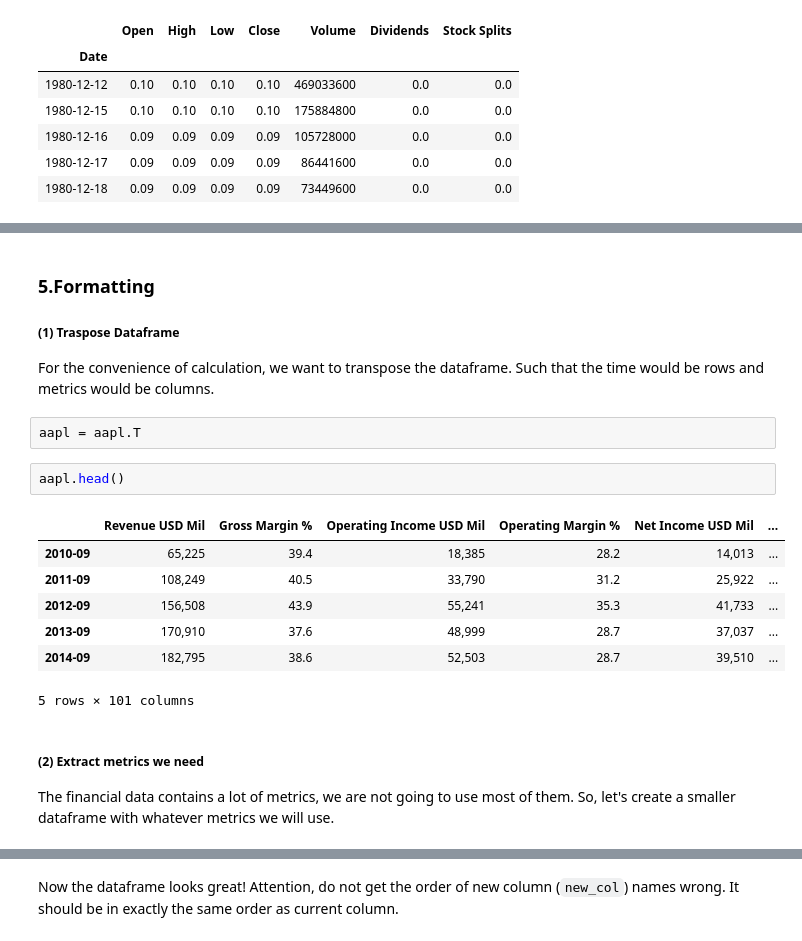
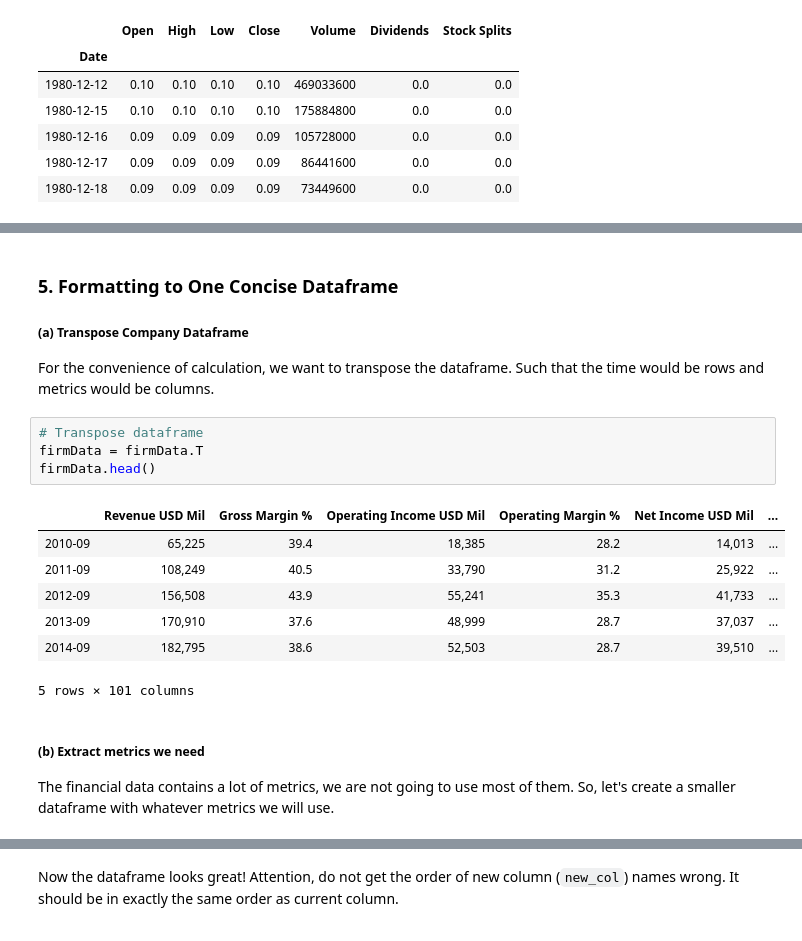
Before and after one commit to maxdemaio/invest, a Jupyter notebook: stockAnalysis.ipynb, the cells around one changed output, grey strips where cells are left out. Cells and saved outputs as stored; diff of their text form.

Commit message:
Created concise dataframe for firm data

```diff
--- a/stockAnalysis.ipynb
+++ b/stockAnalysis.ipynb
@@ -257,22 +266,22 @@ print(latest_PtoBV)
 # %% [markdown]
-### 5.Formatting
+### 5. Formatting to One Concise Dataframe
 
-##### (1) Traspose Dataframe
+##### (a) Transpose Company Dataframe
 For the convenience of calculation, we want to transpose the dataframe. Such that the time would be rows and metrics would be columns.
-# %%
-aapl = aapl.T
-# %%
-aapl.head()
-# %% [output]
-|  | Revenue USD Mil | Gross Margin % | Operating Income USD Mil | Operating Margin % | Net Income USD Mil | ... |
-| 2010-09 | 65,225 | 39.4 | 18,385 | 28.2 | 14,013 | ... |
-| 2011-09 | 108,249 | 40.5 | 33,790 | 31.2 | 25,922 | ... |
-| 2012-09 | 156,508 | 43.9 | 55,241 | 35.3 | 41,733 | ... |
-| 2013-09 | 170,910 | 37.6 | 48,999 | 28.7 | 37,037 | ... |
-| 2014-09 | 182,795 | 38.6 | 52,503 | 28.7 | 39,510 | ... |
-5 rows × 101 columns
+# %%
+# Transpose dataframe
+firmData = firmData.T
+firmData.head()
+# %% [output]
+|  | Revenue USD Mil | Gross Margin % | Operating Income USD Mil | Operating Margin % | Net Income USD Mil | ... |
+| 2010-09 | 65,225 | 39.4 | 18,385 | 28.2 | 14,013 | ... |
+| 2011-09 | 108,249 | 40.5 | 33,790 | 31.2 | 25,922 | ... |
+| 2012-09 | 156,508 | 43.9 | 55,241 | 35.3 | 41,733 | ... |
+| 2013-09 | 170,910 | 37.6 | 48,999 | 28.7 | 37,037 | ... |
+| 2014-09 | 182,795 | 38.6 | 52,503 | 28.7 | 39,510 | ... |
+5 rows × 101 columns
 # %% [markdown]
-##### (2) Extract metrics we need
+##### (b) Extract metrics we need
 The financial data contains a lot of metrics, we are not going to use most of them. So, let's create a smaller dataframe with whatever metrics we will use.
 # %%
 col_names = ['Shares Mil','Earnings Per Share USD','Dividends USD',
```
Also changed, not shown: parts of 10 cells of this notebook.
